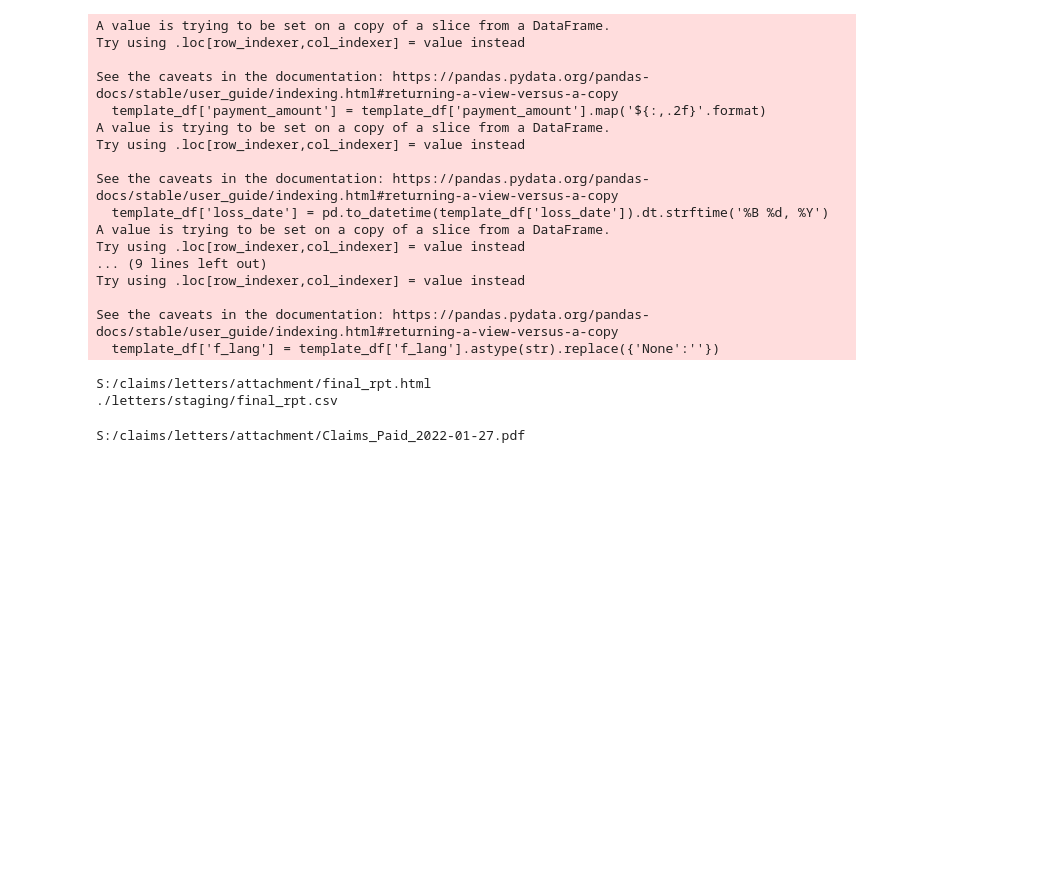
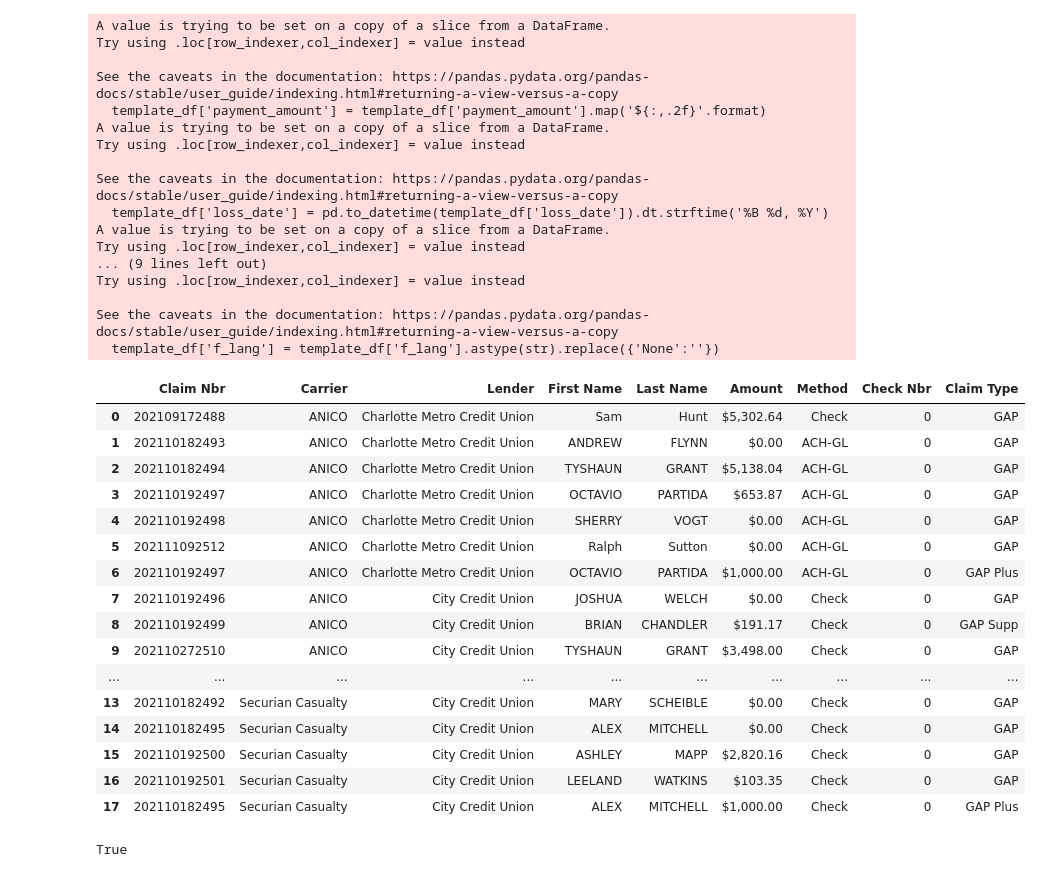
Before and after one commit to jediracer/Claim_Payments, a Jupyter notebook: vgcQbTest.ipynb, the cells around one changed output. Cells and saved outputs as stored; diff of their text form; code cells hidden in the pictures; blank space fills up the shorter version.

Commit message:
updated formatting to reports

```diff
--- a/vgcQbTest.ipynb
+++ b/vgcQbTest.ipynb
@@ -1967,20 +1993,64 @@ See the caveats in the documentation: https://pandas.pydata.org/pandas-docs/stab
 # %%
 # Create Final Report
 attach_file = f'{attachment_dir}Claims_Paid_{now.strftime("%Y-%m-%d")}.pdf'
-html_file = f'{attachment_dir}final_rpt.html'
+# html_file = f'{attachment_dir}final_rpt.html'
+html_file = f'{file_staging_dir}final_rpt.html'
 csv_file = f'{file_staging_dir}final_rpt.csv'
+# template_file = f'{attachment_dir}templates/pymt_summary_template.html'
+template_file = './html/pymt_summary_template.html'
+# html_file2 = f'{attachment_dir}Claims_Paid.html'
+html_file2 = './letters/staging/Claims_Paid.html'
 # using pymts_df for development
 # Collect needed fields
 final_rpt_df = pymts_df[['claim_nbr', 'carrier', 'alt_name', 'first', 'last', 'payment_amount', 'pymt_method', 'check_nbr', 'pymt_type_id', 'payment_category_id']].copy()
-# export is df as csv
-final_rpt_df.to_csv(csv_file, index=False)
-# %% [output]
-S:/claims/letters/attachment/final_rpt.html
-./letters/staging/final_rpt.csv
+# %%
+# format df
+# list of conditions
+type_conds = [((final_rpt_df['payment_category_id'] == 1) & (final_rpt_df['pymt_type_id'] == 1)),
+              ((final_rpt_df['payment_category_id'] == 1) & (final_rpt_df['pymt_type_id'] == 2)),
+              ((final_rpt_df['payment_category_id'] == 2) & (final_rpt_df['pymt_type_id'] == 1)),
+              ((final_rpt_df['payment_category_id'] == 2) & (final_rpt_df['pymt_type_id'] == 2)),
+              ((final_rpt_df['payment_category_id'] == 3) & (final_rpt_df['pymt_type_id'] == 1)),
+              ((final_rpt_df['payment_category_id'] == 3) & (final_rpt_df['pymt_type_id'] == 2)),]
+# list of name types
+type_name = ['GAP', 'GAP Supp', 'GAP Plus', 'GAP Plus Supp', 'TotalRestart', 'TotalRestart Supp']
+
+# add column and assigne values
+final_rpt_df['Claim_Type'] = np.select(type_conds, type_name)
+# final_rpt_df
+# %%
+# remove pymt_type_id and Payment_category_id columns
+final_rpt_df.drop(['pymt_type_id', 'payment_category_id'], axis=1, inplace=True)
+final_rpt_df.rename(columns = {'claim_nbr':'Claim Nbr', 'carrier':'Carrier', 'alt_name':'Lender', 'first':'First Name', 'last':'Last Name', 'payment_amount':'Amount', 'pymt_method':'Method',
+                               'check_nbr':'Check Nbr', 'Claim_Type':'Claim Type'}, inplace=True)
+# format df
+# df_format = {'Amount':'${0:,.2f}'}
+# final_rpt_df = final_rpt_df.style.format(df_format)
+final_rpt_df['Amount'] = final_rpt_df['Amount'].map('${:,.2f}'.format)
+
+final_rpt_df
+# %% [output]
+|  | Claim Nbr | Carrier | Lender | First Name | Last Name | Amount | Method | Check Nbr | Claim Type |
+| 0 | 202109172488 | ANICO | Charlotte Metro Credit Union | Sam | Hunt | $5,302.64 | Check | 0 | GAP |
+| 1 | 202110182493 | ANICO | Charlotte Metro Credit Union | ANDREW | FLYNN | $0.00 | ACH-GL | 0 | GAP |
+| 2 | 202110182494 | ANICO | Charlotte Metro Credit Union | TYSHAUN | GRANT | $5,138.04 | ACH-GL | 0 | GAP |
+| 3 | 202110192497 | ANICO | Charlotte Metro Credit Union | OCTAVIO | PARTIDA | $653.87 | ACH-GL | 0 | GAP |
+| 4 | 202110192498 | ANICO | Charlotte Metro Credit Union | SHERRY | VOGT | $0.00 | ACH-GL | 0 | GAP |
+| 5 | 202111092512 | ANICO | Charlotte Metro Credit Union | Ralph | Sutton | $0.00 | ACH-GL | 0 | GAP |
+| 6 | 202110192497 | ANICO | Charlotte Metro Credit Union | OCTAVIO | PARTIDA | $1,000.00 | ACH-GL | 0 | GAP Plus |
+| 7 | 202110192496 | ANICO | City Credit Union | JOSHUA | WELCH | $0.00 | Check | 0 | GAP |
+| 8 | 202110192499 | ANICO | City Credit Union | BRIAN | CHANDLER | $191.17 | Check | 0 | GAP Supp |
+| 9 | 202110272510 | ANICO | City Credit Union | TYSHAUN | GRANT | $3,498.00 | Check | 0 | GAP |
+| ... | ... | ... | ... | ... | ... | ... | ... | ... | ... |
+| 13 | 202110182492 | Securian Casualty | City Credit Union | MARY | SCHEIBLE | $0.00 | Check | 0 | GAP |
+| 14 | 202110182495 | Securian Casualty | City Credit Union | ALEX | MITCHELL | $0.00 | Check | 0 | GAP |
+| 15 | 202110192500 | Securian Casualty | City Credit Union | ASHLEY | MAPP | $2,820.16 | Check | 0 | GAP |
+| 16 | 202110192501 | Securian Casualty | City Credit Union | LEELAND | WATKINS | $103.35 | Check | 0 | GAP |
+| 17 | 202110182495 | Securian Casualty | City Credit Union | ALEX | MITCHELL | $1,000.00 | Check | 0 | GAP Plus |
 # %%
+# export is df as csv
+final_rpt_df.to_csv(csv_file, index=False)
 # read in csv
 csvFile = pd.read_csv(csv_file)
 # convert csv to html
 csvFile.to_html(html_file, index=False)
-# %% [output]
-S:/claims/letters/attachment/Claims_Paid_2022-01-27.pdf
@@ -1987,4 +2069,12 @@ S:/claims/letters/attachment/Claims_Paid_2022-01-27.pdf
 # %%
 # create PDF from html
-pdf_options = {'orientation': 'landscape'}
-pdfkit.from_file(html_file, attach_file, options=pdf_options)
+pdf_options = {'orientation': 'landscape',
+                'page-size': 'Letter',
+                'margin-top': '0.25in',
+                'margin-right': '0.25in',
+                'margin-bottom': '0.25in',
+                'margin-left': '0.25in',
+                'encoding': "UTF-8",}
+pdfkit.from_file(html_file2, attach_file, options=pdf_options)
+# %% [output]
+True
```
Also changed, not shown: parts of 8 cells of this notebook, 1 other file.
